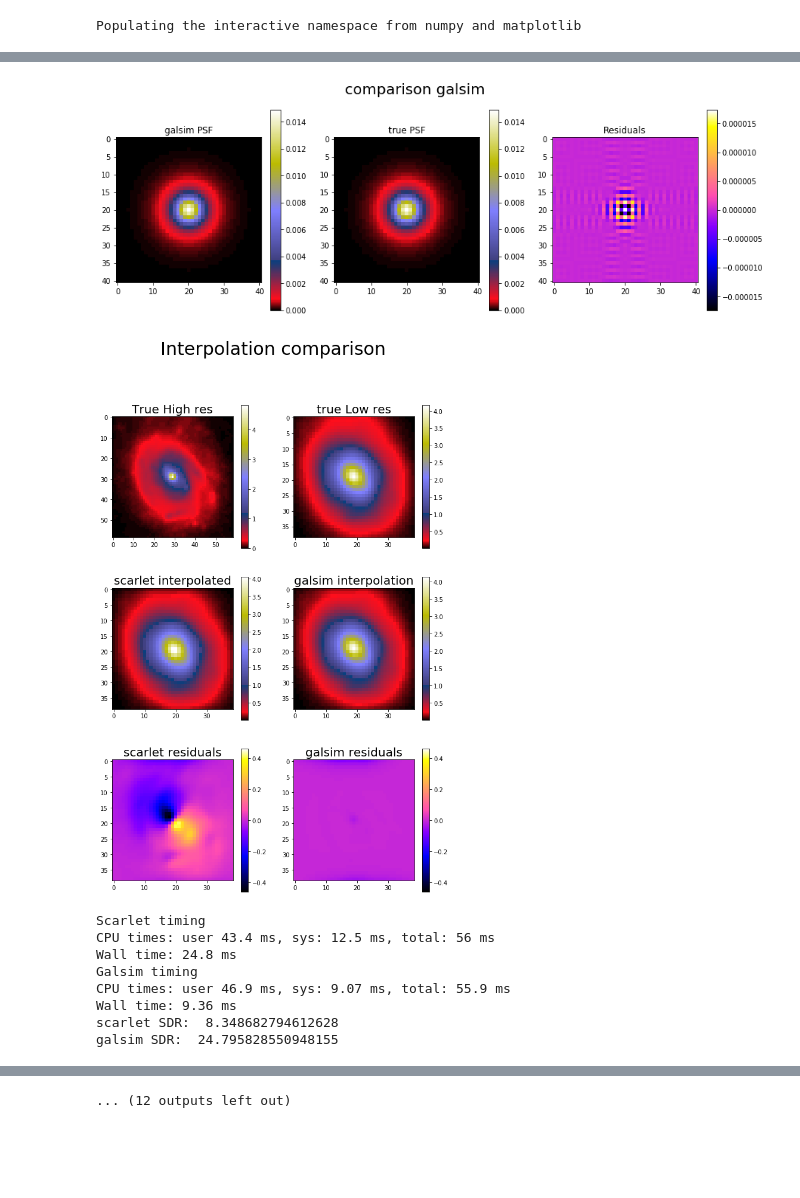
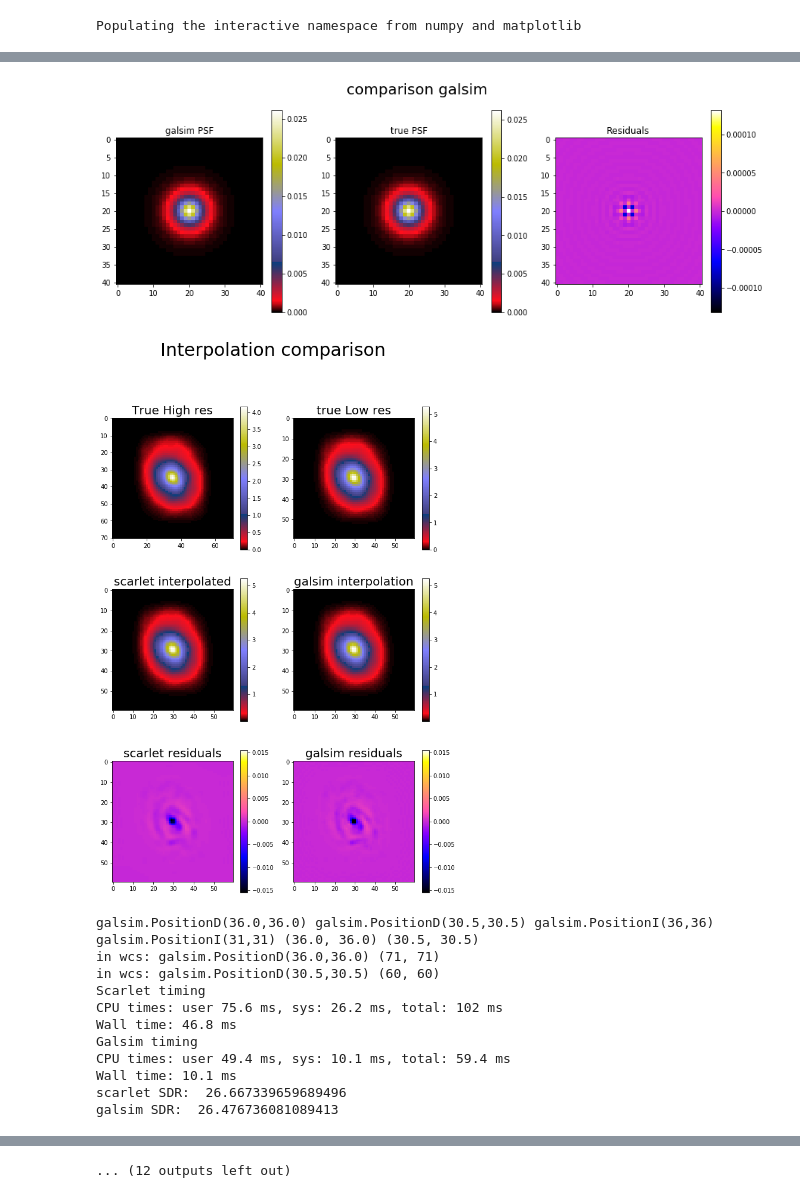
Before and after one commit to herjy/Multi_resolution_comparison, a Jupyter notebook: Galsim_comparison.ipynb, the cells around one changed output, grey strips where cells are left out. Saved outputs shown, nothing was run; the diff lists cells and outputs as text; code cells hidden in the pictures; blank space fills up the shorter version.

```diff
--- a/Galsim_comparison.ipynb
+++ b/Galsim_comparison.ipynb
@@ -20,18 +20,19 @@ matplotlib.rc('image', interpolation='none')
 Populating the interactive namespace from numpy and matplotlib
 # %%
 # Choose to surveys to match
-survey_hr = WFIRST
-survey_lr = HSC
+survey_hr = HSC
+survey_lr = RUBIN
 
 # PSF size (pixels)
 npsf = 41
 
 # Size of the high resolution image (pixels)
-n_hr = 59
+n_hr = 131
 
 # The low resolution image will span the same physical area
-n_lr = np.around(n_hr*survey_hr['pixel']/survey_lr['pixel'])
-
+n_lr = 60#np.int(n_hr*survey_hr['pixel']/survey_lr['pixel'])+1
+n_hr = np.int(np.around(n_lr*survey_lr['pixel']/survey_hr['pixel'], decimals = 3))
+print(n_lr*survey_lr['pixel']/survey_hr['pixel'], n_hr)
 # Channel names (scarlet-specific)
 channel_hr = ['hr']
 channel_lr = ['lr']
@@ -65,7 +66,7 @@ for i in range(39,50):    #[79,88]:#
     #interp_scar[interp_scar<0] = 0
 
     # Difference kernel from scarlet (for sanity checks)
-    diff_scar = obs_lr.diff_psf
+    diff_scar = obs_lr._diff_kernels
 
     # Run galsim on simlations
     print('Galsim timing')
@@ -169,10 +175,13 @@ galsim SDR:  19.307085150077956
-[figure, old version]
+[figure, new version]
-[figure, old version]
+[figure, new version]
+galsim.PositionD(36.0,36.0) galsim.PositionD(30.5,30.5) galsim.PositionI(36,36) galsim.PositionI(31,31) (36.0, 36.0) (30.5, 30.5)
+in wcs: galsim.PositionD(36.0,36.0) (71, 71)
+in wcs: galsim.PositionD(30.5,30.5) (60, 60)
 Scarlet timing
-CPU times: user 43.4 ms, sys: 12.5 ms, total: 56 ms
-Wall time: 24.8 ms
+CPU times: user 75.6 ms, sys: 26.2 ms, total: 102 ms
+Wall time: 46.8 ms
 Galsim timing
-CPU times: user 46.9 ms, sys: 9.07 ms, total: 55.9 ms
-Wall time: 9.36 ms
-scarlet SDR:  8.348682794612628
-galsim SDR:  24.795828550948155
+CPU times: user 49.4 ms, sys: 10.1 ms, total: 59.4 ms
+Wall time: 10.1 ms
+scarlet SDR:  26.667339659689496
+galsim SDR:  26.476736081089413
```
Also changed, not shown: parts of 1 cell of this notebook, 33 other files.
